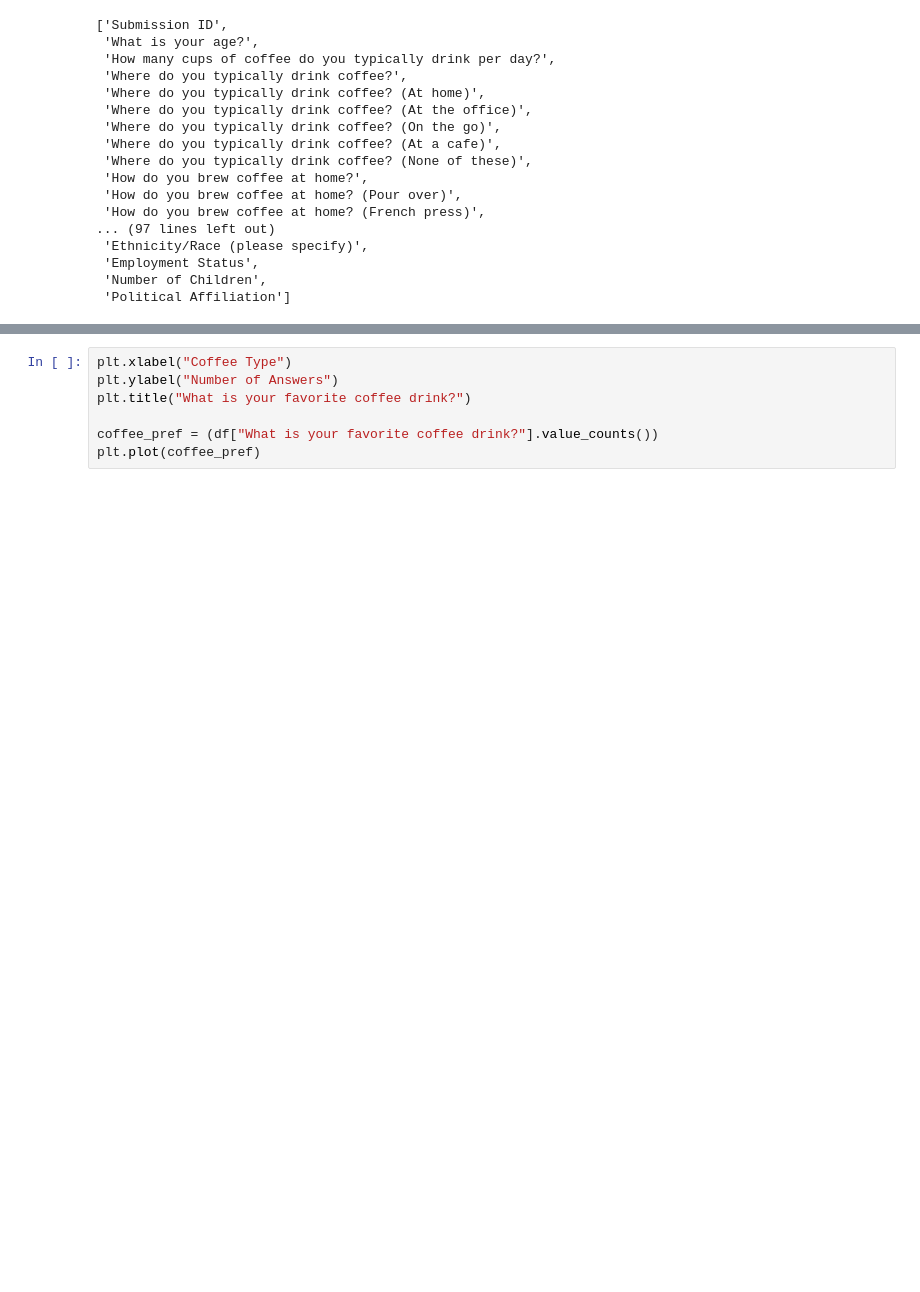
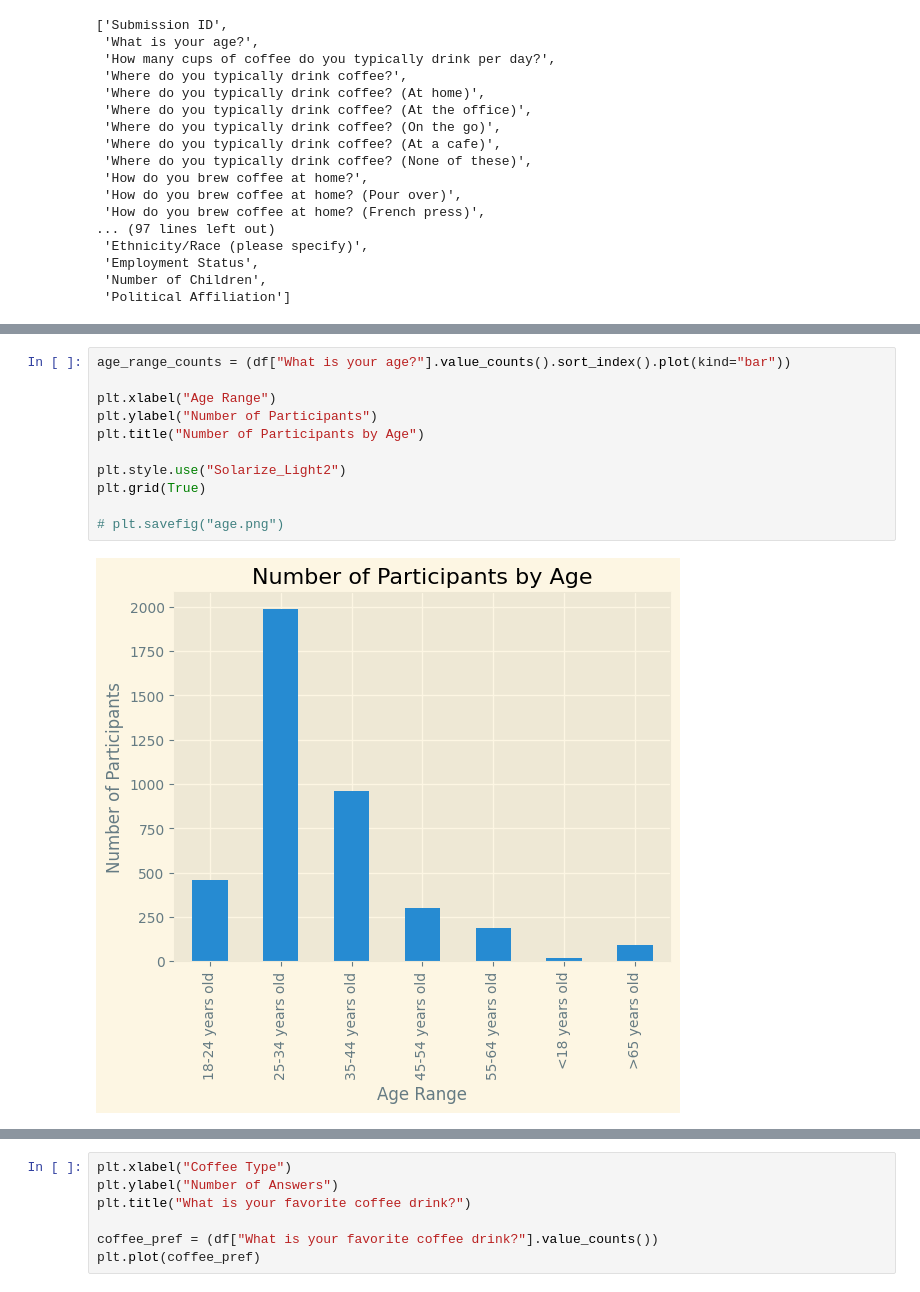
Before and after one commit to peterjungers/coffee_survey, a Jupyter notebook: coffee_survey.ipynb, the cells around one changed output, grey strips where cells are left out. Cells and saved outputs as stored; diff of their text form; blank space fills up the shorter version.

Commit message:
Working on age range and favorite coffee drink

```diff
--- a/coffee_survey.ipynb
+++ b/coffee_survey.ipynb
@@ -67,3 +56,16 @@ Name: What is your favorite coffee drink?, Length: 4042, dtype: object
+# %%
+age_range_counts = (df["What is your age?"].value_counts().sort_index().plot(kind="bar"))
+
+plt.xlabel("Age Range")
+plt.ylabel("Number of Participants")
+plt.title("Number of Participants by Age")
+
+plt.style.use("Solarize_Light2")
+plt.grid(True)
+
+# plt.savefig("age.png")
+# %% [output]
+[figure, new version]
 # %%
 df["What is your favorite coffee drink?"].unique()
 # %% [output]
```
Also changed, not shown: parts of 4 cells of this notebook.
